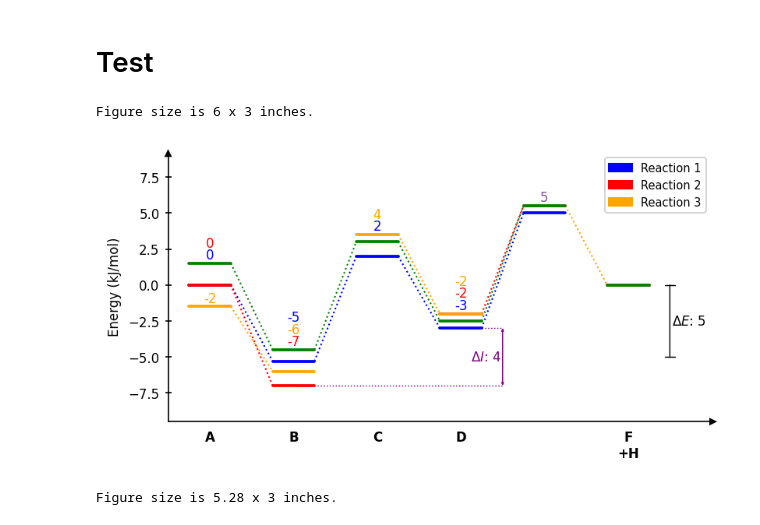
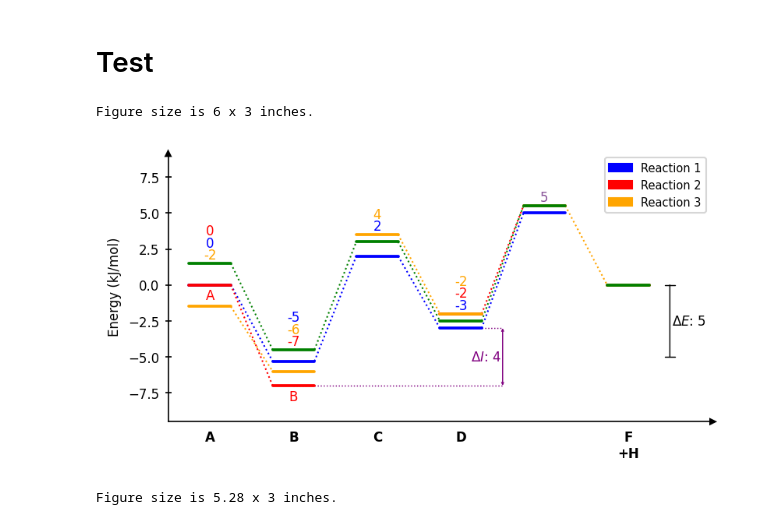
Before and after one commit to Tonner-Zech-Group/chem-diagrams, a Jupyter notebook: examples/test_use.ipynb, the cells around one changed output. Saved outputs shown, nothing was run; the diff lists cells and outputs as text; code cells hidden in the pictures.

```diff
--- a/examples/test_use.ipynb
+++ b/examples/test_use.ipynb
@@ -57,36 +57,41 @@ dia1.draw_difference_bar(
     left_side=False, # can be put on left or right side
 )
 
 dia1.draw_difference_bar(
     3.5, # x position
     [-7, -3], # y positions
     r"$\Delta I$: ",
     left_side=True, # can be put on left or right side
     color="purple",
     arrowstyle="<->",
     x_whiskers=(1, 3),
 )
 
+dia1.add_path_labels("Reaction 2", ["A", "B", None, None, None])
+
+
+
+#dia1.lines["Reaction 2"].labels["0.0"].set_y(2.5) # change to dashed line after drawing
+
 dia1.add_numbers_auto(
-    x_min_max=(0,3)
+    x_min_max=(0,3),
 )
 
 dia1.add_numbers_average(
     x_min_max=4,
     color="#885398"
 )
 
 dia1.legend(
     fontsize=7,
 )
 
-
 dia1.set_diagram_style("halfboxed")
 dia1.ax.set_ylabel("Energy (kJ/mol)", fontsize=8)
 dia1.show()
 # %% [output]
 Figure size is 6 x 3 inches.
-[figure, old version]
+[figure, new version]
 # %%
 
 dia1 = EnergyDiagram(
```
Also changed, not shown: parts of 2 cells of this notebook, 8 other files.
